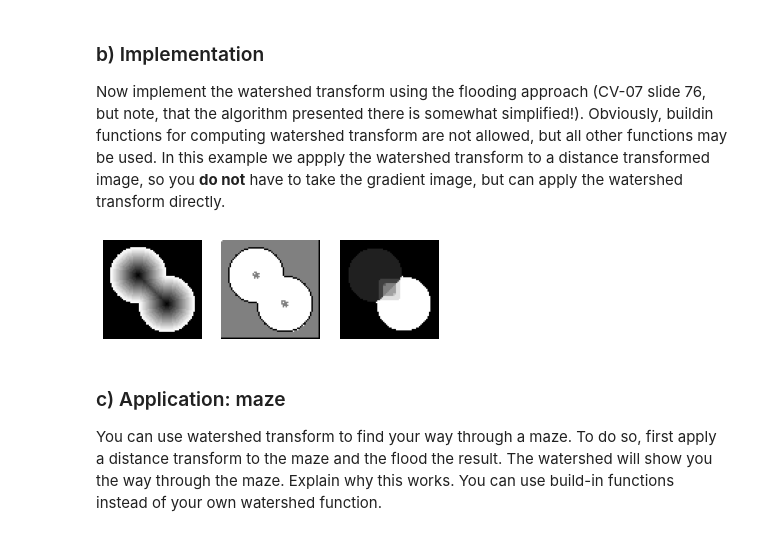
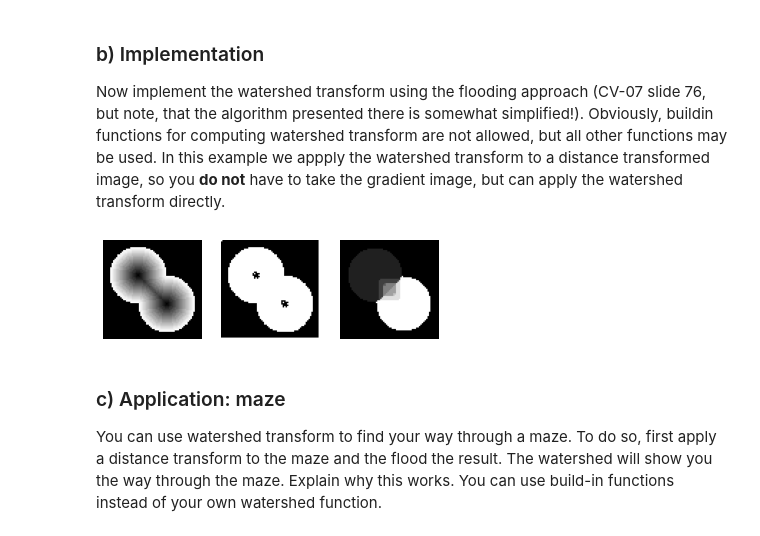
Before and after one commit to jebape/cv3_2021, a Jupyter notebook: Sheet 05/sheet05.ipynb, the cells around one changed output. Drawn from its saved outputs; the diff is of its cells as text; code cells hidden in the pictures.

```diff
--- a/Sheet 05/sheet05.ipynb
+++ b/Sheet 05/sheet05.ipynb
@@ -172,37 +172,37 @@ def watershed(img, step=1):
                     label_neighbors = [
                             label[i - 1][j - 1], label[i][j - 1], label[i + 1][j - 1],
                             label[i - 1][j],                      label[i + 1][j],
                             label[i - 1][j + 1], label[i][j + 1], label[i + 1][j + 1]
                         ]
 
 
                     # isolated
                     if all(h > neighbor for neighbor in label_neighbors):
                         label[i][j] = NEW_LABEL
                     # segment
                     elif all(label_neighbors[0] == neighbor for neighbor in label_neighbors):
                         label[i][j] = label_neighbors[0]
                     # watershed
                     else:
                         label[i][j] = WATERSHED
 
         h += 1
 
-#     for i in range(M):
-#         for j in range(N):
-#             label[i][j] = 0 if label[i][j] == WATERSHED else 1
+    for i in range(M):
+        for j in range(N):
+            label[i][j] = 0 if label[i][j] == WATERSHED else 1
 
     return label
 
 img = imageio.imread('images/dist_circles.png', pilmode='L')
 
 plt.gray()
 plt.subplot(1,3,1); plt.axis('off'); plt.imshow(img);
 plt.subplot(1,3,2); plt.axis('off'); plt.imshow(watershed(img))
 plt.subplot(1,3,3); plt.axis('off'); plt.imshow(ws(img))
 plt.show()
 # %% [output]
-[figure, old version]
+[figure, new version]
 # %% [markdown]
 ### c) Application: maze
 
```
Also changed, not shown: parts of 1 cell of this notebook.
